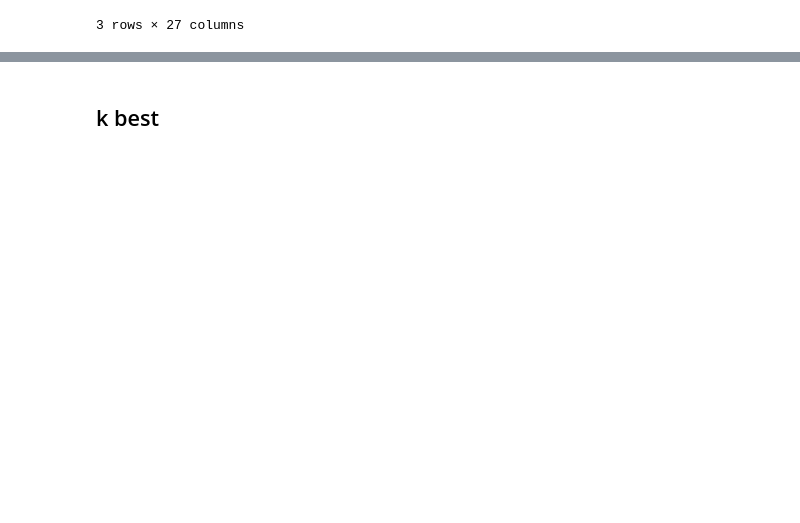
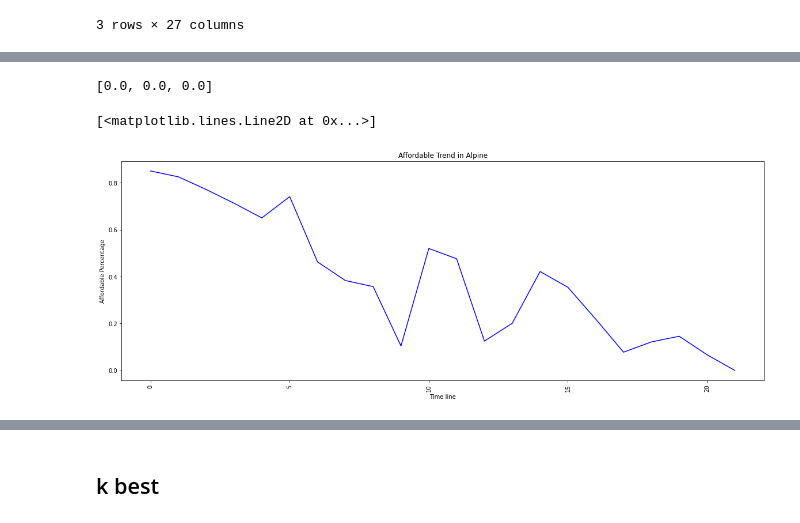
Before and after one commit to MAST30034-Applied-Data-Science/generic-real-estate-consulting-project-group-1-iron-data-man, a Jupyter notebook: notebooks/Modelling.ipynb, the cells around one changed output, grey strips where cells are left out. Saved outputs shown, nothing was run; the diff lists cells and outputs as text; code cells hidden in the pictures; blank space fills up the shorter version.

```diff
--- a/notebooks/Modelling.ipynb
+++ b/notebooks/Modelling.ipynb
@@ -798,0 +802,4 @@ final_predict_population_df.to_csv('../data/curated/predicted_population.csv')
+# %%
+affordable_1r_df = affordable_df.loc[:, 'Percent_1r_Mar_2000':'Percent_1r_Sep_2021']
+LGA = affordable_df['LGA']
+LGA
@@ -798,0 +819,4 @@ final_predict_population_df.to_csv('../data/curated/predicted_population.csv')
+# %%
+affordable_1r_value = affordable_1r_df.iloc[0,:].to_list()
+affordable_timestep = affordable_1r_df.columns.to_list()
+affordable_timestep
@@ -798,0 +841,11 @@ final_predict_population_df.to_csv('../data/curated/predicted_population.csv')
+# %%
+affordable_month_list = []
+for year in range(22):
+    for month in range(3,15,3):
+        if year == 21 and month == 12:
+            break
+        else:
+            months = year * 12 + month
+            affordable_month_list.append(months)
+            # print(year,'-',month)
+affordable_month_list
@@ -798,0 +870,11 @@ final_predict_population_df.to_csv('../data/curated/predicted_population.csv')
+# %%
+affordable_year_list = [i for i in range(22)]
+affordable_year_1r_value = []
+index = 0
+for year in affordable_year_list:
+    if year == 21:
+        affordable_year_1r_value.append(np.mean(affordable_1r_value[index:index+3]))
+    else:
+        affordable_year_1r_value.append(np.mean(affordable_1r_value[index:index+4]))
+    index += 4
+affordable_year_1r_value
@@ -798,0 +899,17 @@ final_predict_population_df.to_csv('../data/curated/predicted_population.csv')
+# %%
+affordable_1r_value[-3:]
+# %% [output]
+[0.0, 0.0, 0.0]
+# %%
+# plot predict population in one sa2 code
+plt.figure(figsize=(20,7))
+plt.xticks(rotation=90)
+plt.ylabel("Affordable Percentage")
+plt.xlabel("Time line")
+plt.title("Affordable Trend in Alpine")
+# plt.scatter(affordable_timestep, affordable_1r_value, color = 'r')
+# plt.plot(affordable_timestep, affordable_1r_value, color = 'r')
+plt.plot(affordable_year_list, affordable_year_1r_value, color = 'b')
+# %% [output]
+[<matplotlib.lines.Line2D at 0x...>]
+[figure, added]
```
Also changed, not shown: parts of 19 cells of this notebook.
